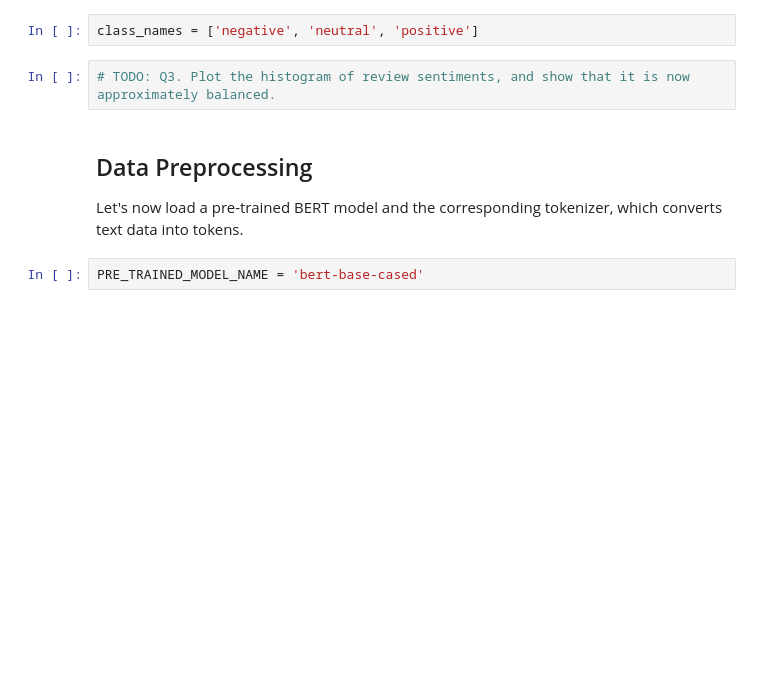
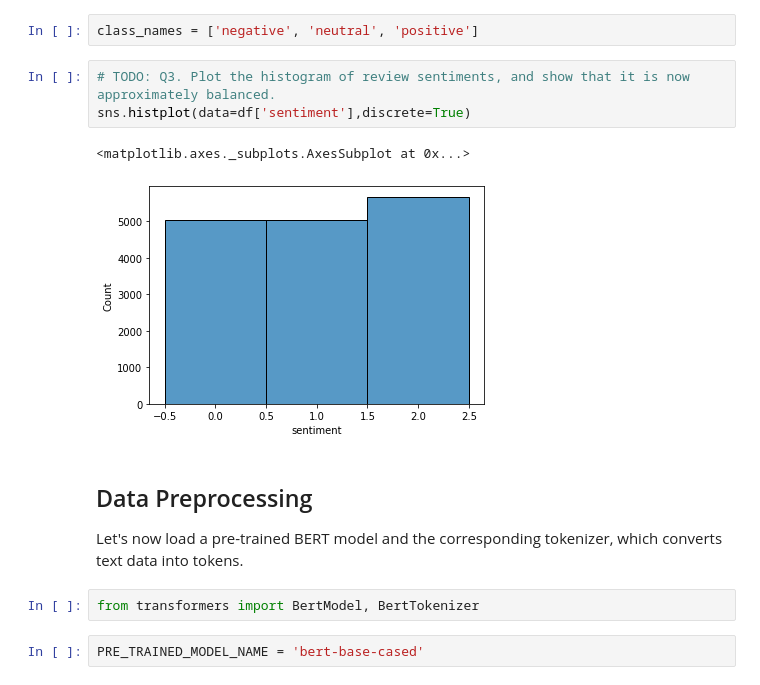
Before and after one commit to yeb2Binfang/ECE-GY9123_DL, a Jupyter notebook: HW/HW4/hw4prob3.ipynb, the cells around one changed output. Drawn from its saved outputs; the diff is of its cells as text; blank space fills up the shorter version.

```diff
--- a/HW/HW4/hw4prob3.ipynb
+++ b/HW/HW4/hw4prob3.ipynb
@@ -46,10 +86,16 @@ df['sentiment'] = df.score.apply(to_sentiment)
 class_names = ['negative', 'neutral', 'positive']
 # %%
 # TODO: Q3. Plot the histogram of review sentiments, and show that it is now approximately balanced.
+sns.histplot(data=df['sentiment'],discrete=True)
+# %% [output]
+<matplotlib.axes._subplots.AxesSubplot at 0x...>
+[figure, added]
 # %% [markdown]
 ## Data Preprocessing
 
 Let's now load a pre-trained BERT model and the corresponding tokenizer, which converts text data into tokens.
+# %%
+from transformers import BertModel, BertTokenizer
 # %%
 PRE_TRAINED_MODEL_NAME = 'bert-base-cased'
 # %%
```
Also changed, not shown: parts of 15 cells of this notebook.
